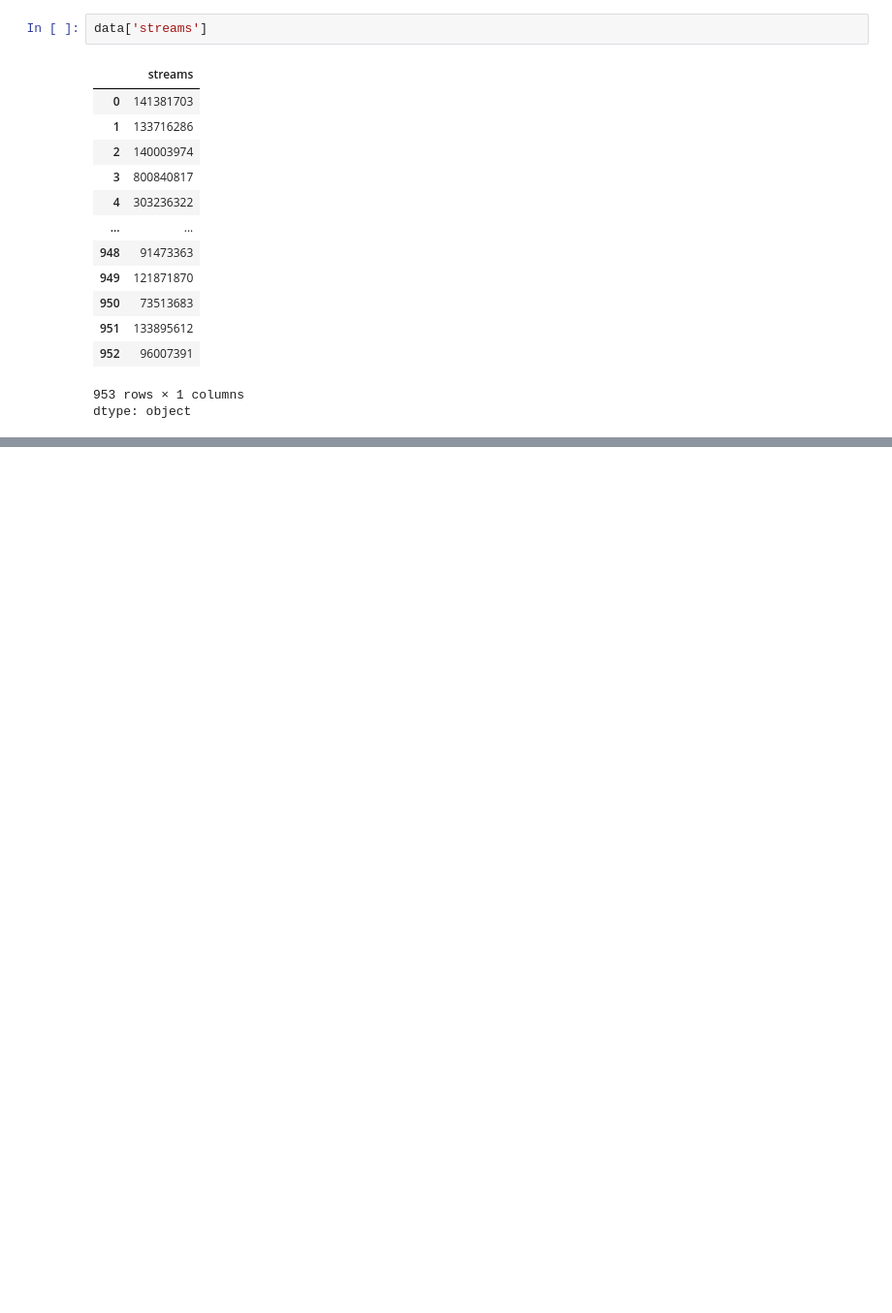
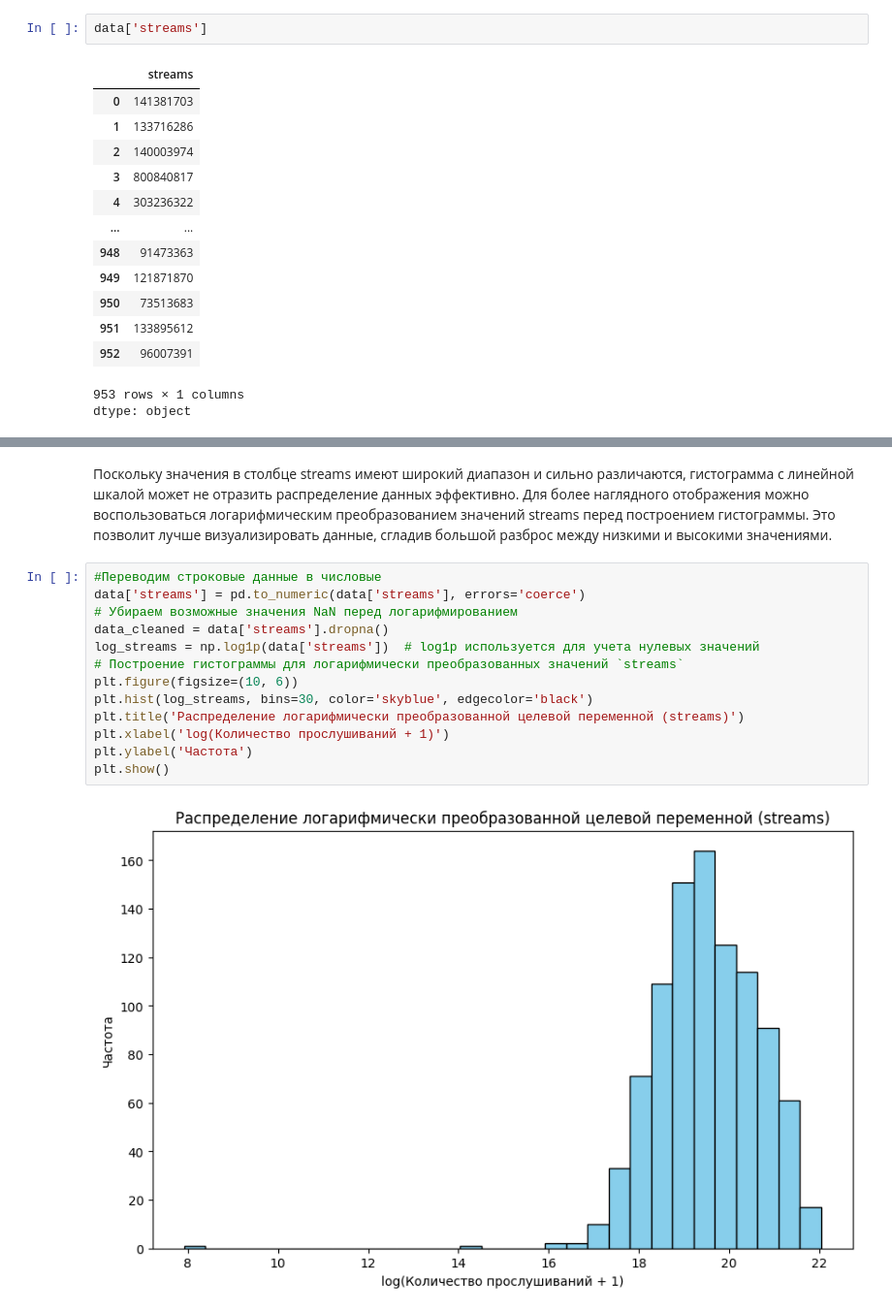
Before and after one commit to PolinaKliushova/ai_labs, a Jupyter notebook: 02_lab_EDA.ipynb, the cells around one changed output, grey strips where cells are left out. Shown: that part at 97% size. Cells and saved outputs as stored; diff of their text form; blank space fills up the shorter version.

```diff
--- a/02_lab_EDA.ipynb
+++ b/02_lab_EDA.ipynb
@@ -135,0 +127,17 @@ max(data)
+# %% [markdown]
+ Поскольку значения в столбце streams имеют широкий диапазон и сильно различаются, гистограмма с линейной шкалой может не отразить распределение данных эффективно. Для более наглядного отображения можно воспользоваться логарифмическим преобразованием значений streams перед построением гистограммы. Это позволит лучше визуализировать данные, сгладив большой разброс между низкими и высокими значениями.
+# %%
+#Переводим строковые данные в числовые
+data['streams'] = pd.to_numeric(data['streams'], errors='coerce')
+# Убираем возможные значения NaN перед логарифмированием
+data_cleaned = data['streams'].dropna()
+log_streams = np.log1p(data['streams'])  # log1p используется для учета нулевых значений
+# Построение гистограммы для логарифмически преобразованных значений `streams`
+plt.figure(figsize=(10, 6))
+plt.hist(log_streams, bins=30, color='skyblue', edgecolor='black')
+plt.title('Распределение логарифмически преобразованной целевой переменной (streams)')
+plt.xlabel('log(Количество прослушиваний + 1)')
+plt.ylabel('Частота')
+plt.show()
+# %% [output]
+[figure, added]
```
Also changed, not shown: parts of 6 cells of this notebook.
